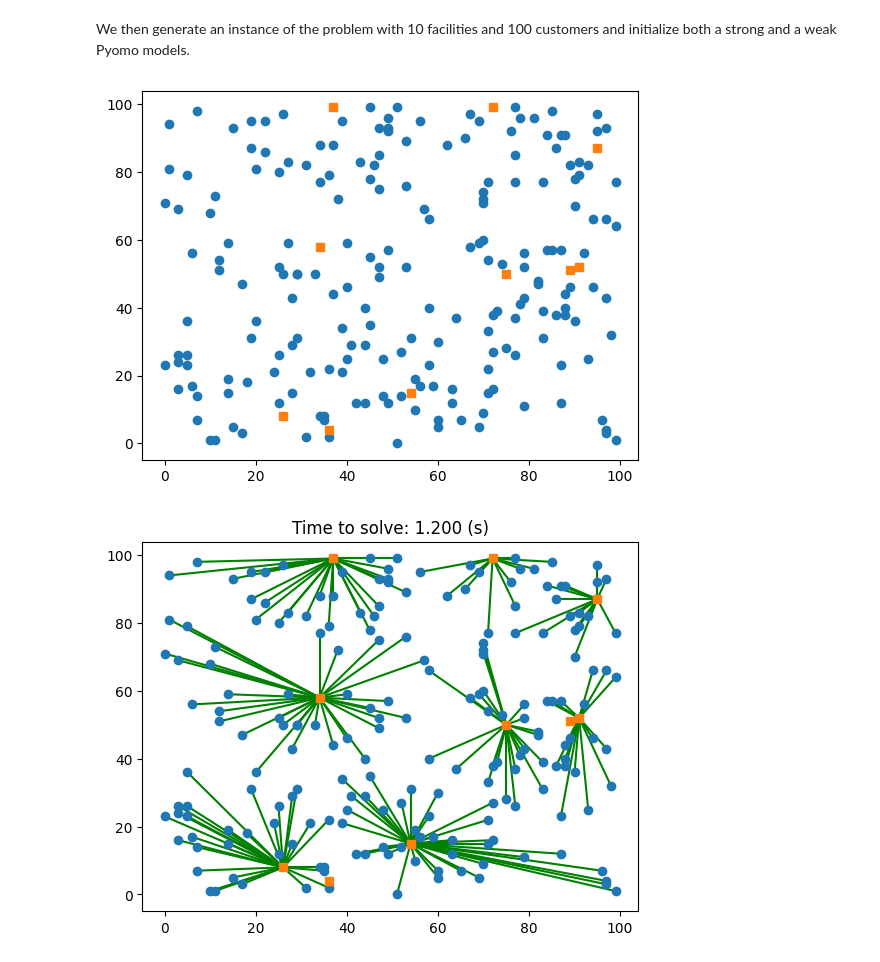
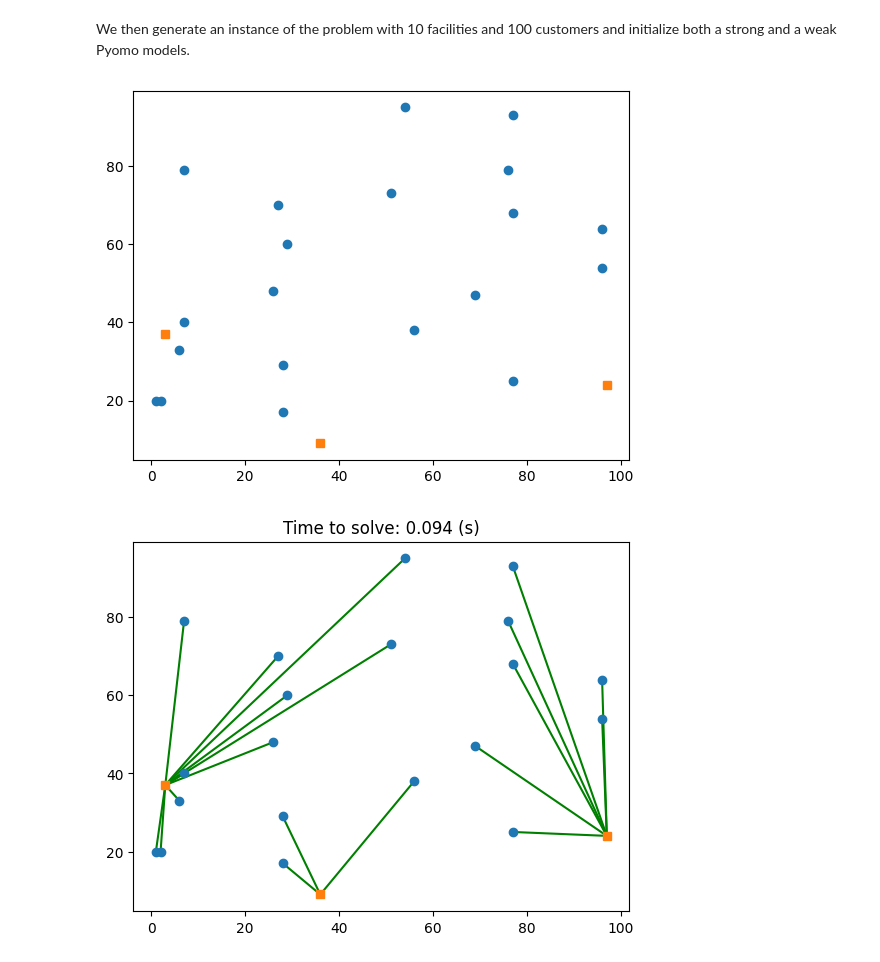
Before and after one commit to EmPajak21/ProAIM_SC_Opt_Workshop, a Jupyter notebook: Workshop_4.ipynb, the cells around one changed output. Saved outputs shown, nothing was run; the diff lists cells and outputs as text; code cells hidden in the pictures.

```diff
--- a/Workshop_4.ipynb
+++ b/Workshop_4.ipynb
@@ -145,14 +141,14 @@ def ShowFacilityLocation(xC, yC, xF, yF, X=[], Y=[], value=None, title=None, ax=
 # %% [markdown]
 We then generate an instance of the problem with 10 facilities and 100 customers and initialize both a strong and a weak Pyomo models.
 # %%
-np.random.seed(2023)
+np.random.seed(2026)
 
-installation, service, xC, yC, xF, yF = GenerateFacilityLocationInstance(10, 200)
+installation, service, xC, yC, xF, yF = GenerateFacilityLocationInstance(3,20)
 ShowFacilityLocation(xC, yC, xF, yF)
 
 strong = FacilityLocationStrong(installation, service)
 # %% [output]
-[figure, old version]
+[figure, new version]
 # %%
 def Solve(solver, model):
     t = pc()
@@ -165,4 +161,4 @@ def Solve(solver, model):
 solver = SolverFactory("ipopt", executable=solver_executable)
 ShowFacilityLocation(xC, yC, xF, yF, *Solve(solver, strong))
 # %% [output]
-[figure, old version]
+[figure, new version]
```
Also changed, not shown: parts of 1 cell of this notebook, 6 other files.
